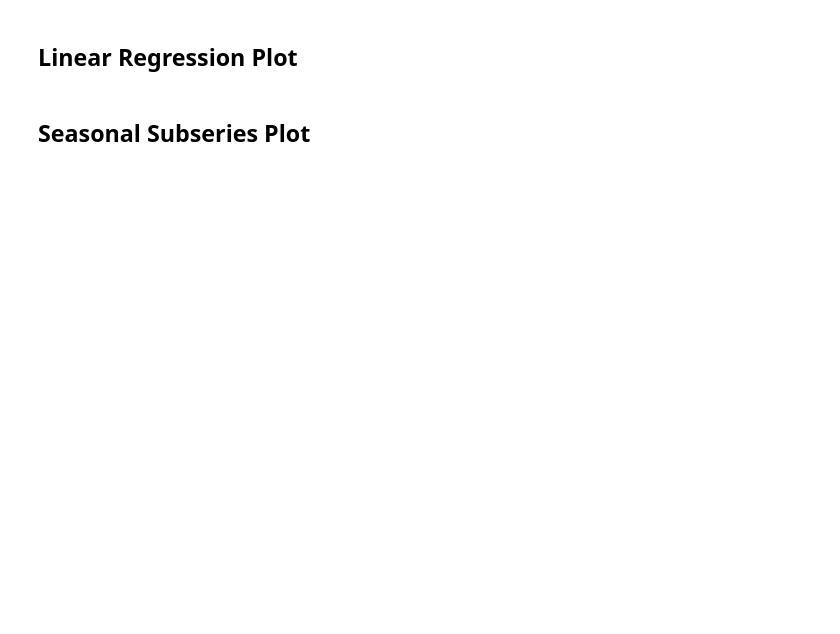
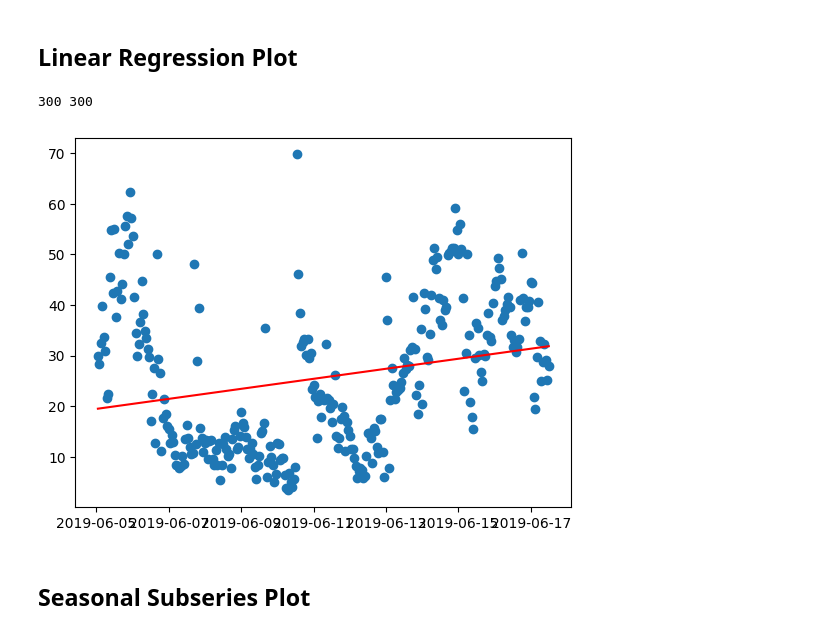
Before and after one commit to sid56rajawat/AQI-Monitoring-and-Prediction, a Jupyter notebook: EDA.ipynb, the cells around one changed output. Saved outputs shown, nothing was run; the diff lists cells and outputs as text; code cells hidden in the pictures; blank space fills up the shorter version.

```diff
--- a/EDA.ipynb
+++ b/EDA.ipynb
@@ -130,2 +158,20 @@ from sklearn.linear_model import LinearRegression
+# %%
+import numpy as np
+# Plotting linear regression for Moving Average Values
+hours = 300
+plt.scatter(df.index[:hours],df[feature][:hours])
+# Fit a straight line to the data using polyfit()
+x = np.arange(hours)
+y = df[feature][:hours]
+print(len(x),len(y))
+slope, intercept = np.polyfit(x, y, 1)
+
+# Plot the linear regression line using plot()
+plt.plot(df.index[:hours], slope*x + intercept, color='red')
+
+plt.show()
+# %% [output]
+300 300
+[figure, added]
 # %% [markdown]
 ## Seasonal Subseries Plot
```
Also changed, not shown: parts of 8 cells of this notebook.
